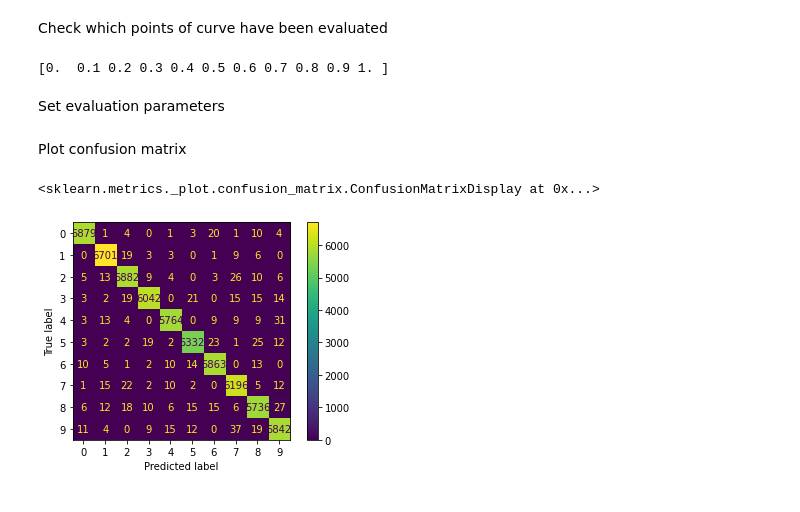
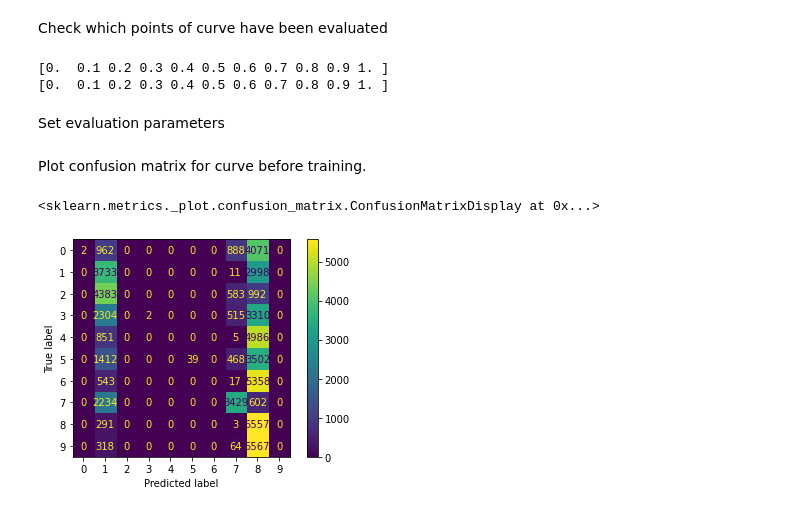
Before and after one commit to constantin-crailsheim/dnn-mode-connectivity-tf, a Jupyter notebook: notebooks/visualise_confusion_matrix.ipynb, the cells around one changed output. Drawn from its saved outputs; the diff is of its cells as text; code cells hidden in the pictures.

Commit message:
Some adjustments on visualisations.

```diff
--- a/notebooks/visualise_confusion_matrix.ipynb
+++ b/notebooks/visualise_confusion_matrix.ipynb
@@ -23,25 +22,30 @@ def load_predictions(set, point_on_curve, dir: str, file_name: str):
 # %%
 dir = "results/MNIST_BasicCNN/evaluation_curve/"
 
-file_name = "predictions_and_probabilities_curve_epoch20.npz"
+file_name_model_init = "predictions_and_probabilities_curve_epoch0.npz"
+
+file_name_model_trained = "predictions_and_probabilities_curve_epoch10.npz"
 # %% [markdown]
  Check which points of curve have been evaluated
 # %%
-print(check_available_points_on_curve(dir, file_name))
+print(check_available_points_on_curve(dir, file_name_model_init))
+
+print(check_available_points_on_curve(dir, file_name_model_trained))
 # %% [output]
 [0.  0.1 0.2 0.3 0.4 0.5 0.6 0.7 0.8 0.9 1. ]
+[0.  0.1 0.2 0.3 0.4 0.5 0.6 0.7 0.8 0.9 1. ]
 # %% [markdown]
  Set evaluation parameters
 # %%
 set = "train"
 
-point_on_curve = 0.4
+point_on_curve = 0.5
 # %% [markdown]
- Plot confusion matrix
+ Plot confusion matrix for curve before training.
 # %%
-targets, predictions = load_predictions(set, point_on_curve, dir, file_name)
+targets, predictions = load_predictions(set, point_on_curve, dir, file_name_model_init)
 
 ConfusionMatrixDisplay.from_predictions(targets, predictions)
 # %% [output]
 <sklearn.metrics._plot.confusion_matrix.ConfusionMatrixDisplay at 0x...>
-[figure, old version]
+[figure, new version]
```
Also changed, not shown: parts of 5 cells of this notebook, 3 other files.
